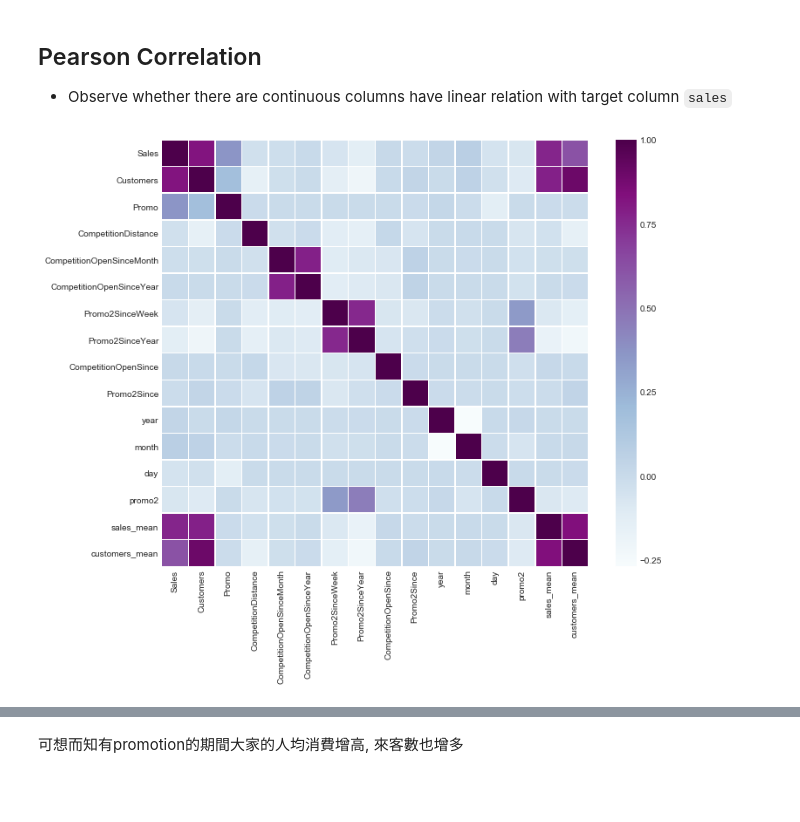
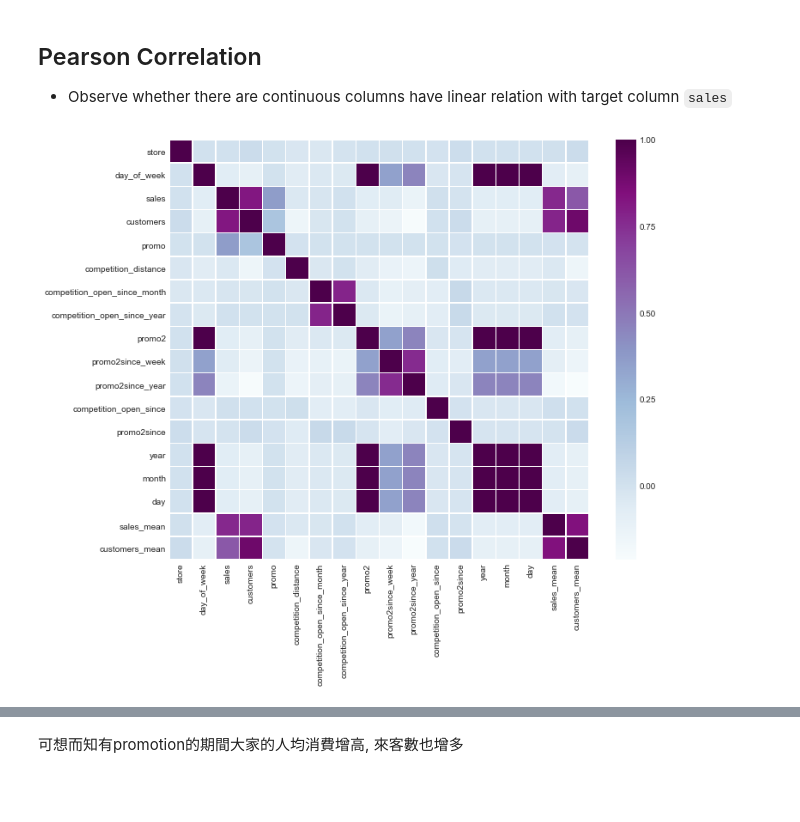
Before and after one commit to CloudMile/ml-specialized, a Jupyter notebook: rossmann/rossman.ipynb, the cells around one changed output, grey strips where cells are left out. Cells and saved outputs as stored; diff of their text form; code cells hidden in the pictures.

```diff
--- a/rossmann/rossman.ipynb
+++ b/rossmann/rossman.ipynb
@@ -218,13 +177,7 @@ Name: Sales, dtype: float64
 [figure]
-# %%
-# Remove Open != 1, because Sales = 0
-tr_merge = tr_merge.query('Open == 1')
-
-# a = tr_merge.groupby(['Store', 'Promo', 'StateHoliday', 'SchoolHoliday']).agg({
-#     'Sales': sum, 'Customers': sum, 'Open': sum,
-#     # 'StoreType': max, 'Assortment': max, 'State': max
-# }).reset_index()
-# a.head(20)
+# %%
+# Remove open != 1, because sales = 0
+tr_merge = tr_merge.query('open == "1"')
 # %% [markdown]
 <br/>
 <br/>
@@ -236,22 +189,23 @@ tr_merge = tr_merge.query('Open == 1')
 ## Pearson Correlation
 - Observe whether there are continuous columns have linear relation with target column `sales`
 # %%
-# plt.figure(figsize=(6, 4))
-# sns.heatmap(tr_merge[['sales_mean', 'customers_mean', 'Customers', 'Sales']].corr(), annot=True)
-# plt.show()
 
-corr_all = tr_merge.drop(['Open', 'Promo2'], 1).corr()
-
-# Generate a mask for the upper triangle
-mask = np.zeros_like(corr_all, dtype = np.bool)
-mask[np.triu_indices_from(mask)] = True
+copy = tr_merge.copy()
+copy['promo'] = copy.promo.map(int)
+copy['promo2'] = copy.promo2.map(int)
+copy['year'] = copy.promo2.map(int)
+copy['month'] = copy.promo2.map(int)
+copy['day'] = copy.promo2.map(int)
+copy['day_of_week'] = copy.promo2.map(int)
+corr_all = copy.corr()
+del copy
 
 # Set up the matplotlib figure
 f, ax = plt.subplots(figsize = (11, 9))
 
 # Draw the heatmap with the mask and correct aspect ratio
 sns.heatmap(corr_all, square = True, linewidths = .5, ax = ax, cmap = "BuPu")
 plt.show()
 # %% [output]
-[figure, old version]
+[figure, new version]
 # %% [markdown]
```
Also changed, not shown: parts of 109 cells of this notebook, 10 other files.
